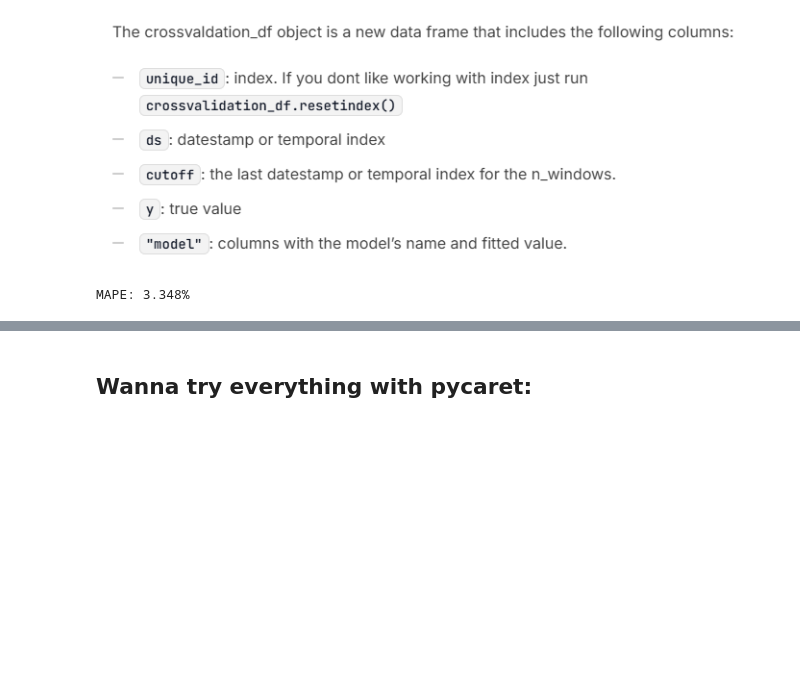
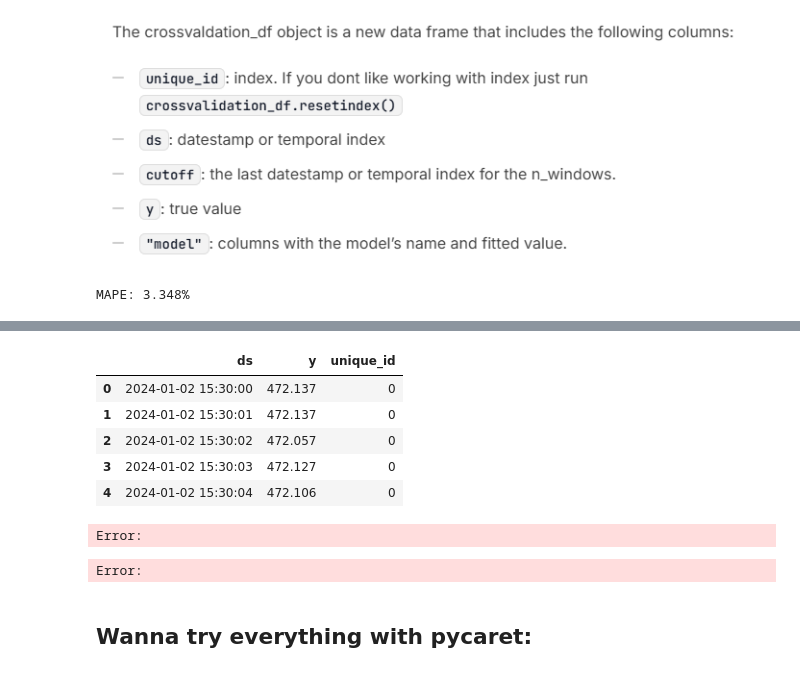
Before and after one commit to edoardoCame/PythonMiniTutorials, a Jupyter notebook: time series models/exponential smoothing method.ipynb, the cells around one changed output, grey strips where cells are left out. Drawn from its saved outputs; the diff is of its cells as text; code cells hidden in the pictures; blank space fills up the shorter version.

```diff
--- a/time series models/exponential smoothing method.ipynb
+++ b/time series models/exponential smoothing method.ipynb
@@ -212,3 +233,31 @@ MAPE: 3.348%
+# %%
+#Prepare the data for StatsForecast
+df = pd.DataFrame({'ds': spy_data.index, 'y': spy_data['close'], 'unique_id': 0 }) #this is the accepted format for StatsForecast
+df.reset_index(inplace=True) #reset the index
+df.drop(columns='timestamp', inplace=True) #drop the timestamp column
+df.head() #check the data
+# %% [output]
+|  | ds | y | unique_id |
+| 0 | 2024-01-02 15:30:00 | 472.137 | 0 |
+| 1 | 2024-01-02 15:30:01 | 472.137 | 0 |
+| 2 | 2024-01-02 15:30:02 | 472.057 | 0 |
+| 3 | 2024-01-02 15:30:03 | 472.127 | 0 |
+| 4 | 2024-01-02 15:30:04 | 472.106 | 0 |
+# %%
+#Start forecasting with StatsForecast
+from statsforecast import StatsForecast
+from statsforecast.models import HoltWinters
+
+sf = StatsForecast(
+    models=[HoltWinters(season_length = 60)],
+    freq='S', #the frequency of the data is in seconds,
+    n_jobs = -1
+)
+
+sf.fit(df)
+# %% [output]
+Error:
+Error:
 # %% [markdown]
 ## Wanna try everything with pycaret:
 # %%
```
Also changed, not shown: parts of 4 cells of this notebook.
